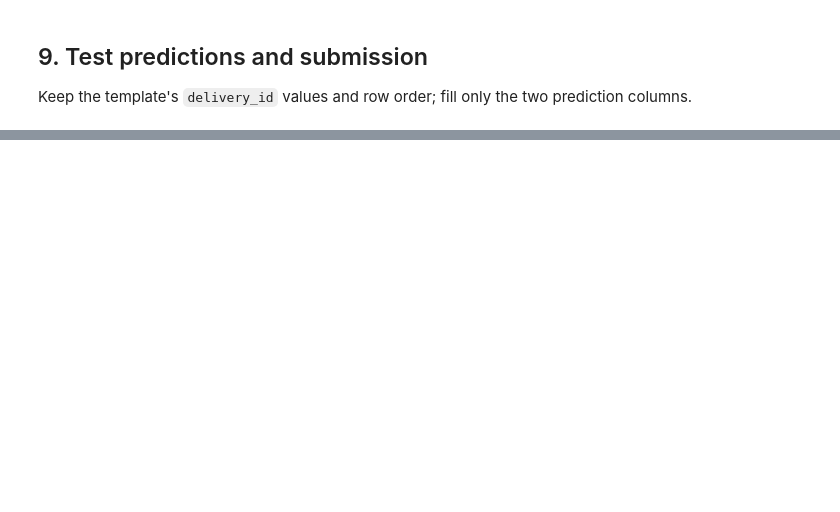
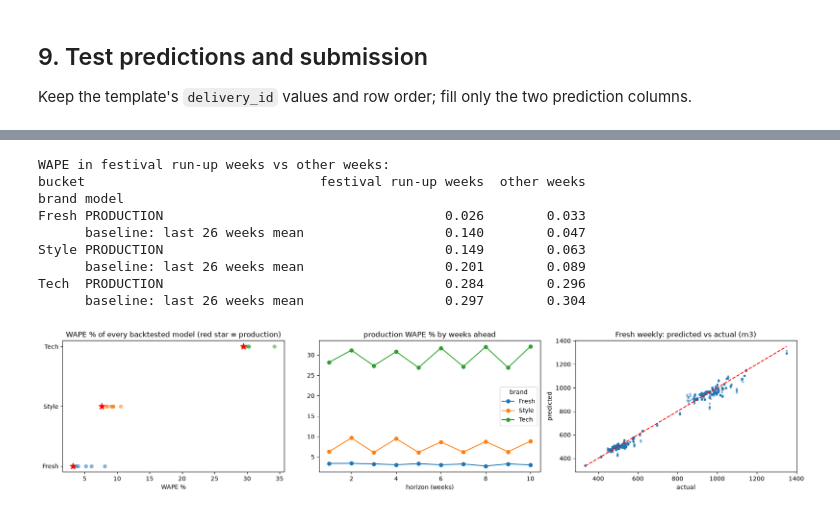
Before and after one commit to AsankaXtremeS/Datathon, a Jupyter notebook: HackBots_Datathon_Submision/HackBots_FinalNotebook.ipynb, the cells around one changed output, grey strips where cells are left out. Drawn from its saved outputs; the diff is of its cells as text; code cells hidden in the pictures; blank space fills up the shorter version.

```diff
--- a/HackBots_Datathon_Submision/HackBots_FinalNotebook.ipynb
+++ b/HackBots_Datathon_Submision/HackBots_FinalNotebook.ipynb
@@ -898,0 +1034,16 @@ Tech             61.832           0.021
+# %%
+o2a, cal_raw = load_orders()
+cal2 = enrich_calendar(cal_raw)
+panel = build_panel(o2a, cal2)
+ops = cal2[(cal2.is_operating == 1) & (cal2.date <= o2a.date.max())]
+assert all(len(panel[(panel.depot == d) & (panel.brand == b)]) == len(ops) for d, b in SERIES)
+assert panel.groupby(['depot', 'brand', 'date']).size().max() == 1 and (panel.date.dt.dayofweek != 6).all()
+assert o2a[(o2a.brand != 'Fresh') & (o2a.temp_requirement == 'chilled')].empty
+print('orders by status (all counted):', o2a.dispatch_status.value_counts().to_dict())
+print('history', o2a.date.min().date(), '->', o2a.date.max().date(), '| panel rows', len(panel), '(6 series x', len(ops), 'operating days)')
+print('not_run gross-up factor applied from 2026-02-16:', (1 / (1 - not_run_share(o2a))).round(4).to_dict())
+f = panel[panel.brand == 'Fresh']
+print('Fresh chilled share by depot:', (f.groupby('depot').ch.sum() / f.groupby('depot').vol.sum()).round(4).to_dict())
+w = cal2[(cal2.iso_year == 2026) & cal2.iso_week.between(14, 23)]
+print('\nforecast window:'); print(w.groupby('iso_week').agg(operating_days=('is_operating', 'sum'), paydays=('is_payday', 'sum'),
+      mean_ramp=('festival_ramp', 'mean'), festival=('festival', lambda s: ','.join(s.dropna()))).round(2).T.to_string())
@@ -898,0 +1074,8 @@ Tech             61.832           0.021
+# %%
+fp = panel[(panel.brand == 'Fresh') & (panel.depot == 'Peliyagoda')]
+base = fp[fp.festival_ramp == 0].vol.mean()
+print('Peliyagoda Fresh uplift vs non-festival days (ramp > 0.7):',
+      {t_: round(fp[(fp.nf == t_) & (fp.festival_ramp > 0.7)].vol.mean() / base - 1, 3) for t_ in FEST_TYPES})
+g = panel[panel.brand == 'Fresh']
+print('payday uplift:', (g.groupby(['depot', 'is_payday']).vol.mean().unstack().pipe(lambda d: d[1] / d[0])).round(3).to_dict())
+print('monsoon uplift (no effect):', (g.groupby(['depot', 'monsoon']).vol.mean().unstack().pipe(lambda d: d[1] / d[0])).round(3).to_dict())
@@ -898,0 +1402,28 @@ Tech             61.832           0.021
+# %%
+if RUN_CV:
+    prod = bt2a[bt2a.model.isin(['PRODUCTION', 'baseline: last 26 weeks mean'])]
+    print('WAPE in festival run-up weeks vs other weeks:')
+    print(festival_split(prod).pivot_table(index=['brand', 'model'], columns='bucket', values='WAPE').round(3))
+    hz = bt2a[bt2a.model == 'PRODUCTION'].groupby(['brand', 'horizon']).apply(lambda g: (g.pred - g.actual).abs().sum() / g.actual.sum()).unstack(0)
+    fig, ax = plt.subplots(1, 3, figsize=(18, 4))
+    for b in BRANDS:
+        s_ = s2a[s2a.brand == b].sort_values('WAPE')
+        ax[0].scatter(s_.WAPE * 100, [b] * len(s_), s=30, alpha=.5)
+        ax[0].scatter(s_[s_.model == 'PRODUCTION'].WAPE * 100, [b], s=120, c='red', marker='*')
+    ax[0].set(title='WAPE % of every backtested model (red star = production)', xlabel='WAPE %')
+    (hz * 100).plot(ax=ax[1], marker='o'); ax[1].set(title='production WAPE % by weeks ahead', xlabel='horizon (weeks)')
+    g = bt2a[(bt2a.model == 'PRODUCTION') & (bt2a.brand == 'Fresh')]
+    ax[2].scatter(g.actual, g.pred, s=8, alpha=.4); lim = [g.actual.min(), g.actual.max()]; ax[2].plot(lim, lim, 'r--')
+    ax[2].set(title='Fresh weekly: predicted vs actual (m3)', xlabel='actual', ylabel='predicted')
+    plt.tight_layout(); plt.show()
+# %% [output]
+WAPE in festival run-up weeks vs other weeks:
+bucket                              festival run-up weeks  other weeks
+brand model
+Fresh PRODUCTION                                    0.026        0.033
+      baseline: last 26 weeks mean                  0.140        0.047
+Style PRODUCTION                                    0.149        0.063
+      baseline: last 26 weeks mean                  0.201        0.089
+Tech  PRODUCTION                                    0.284        0.296
+      baseline: last 26 weeks mean                  0.297        0.304
+[figure, added]
```
Also changed, not shown: parts of 43 cells of this notebook, 14 other files.
